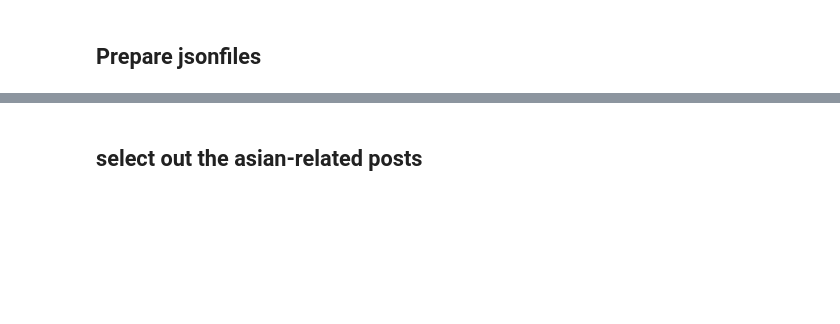
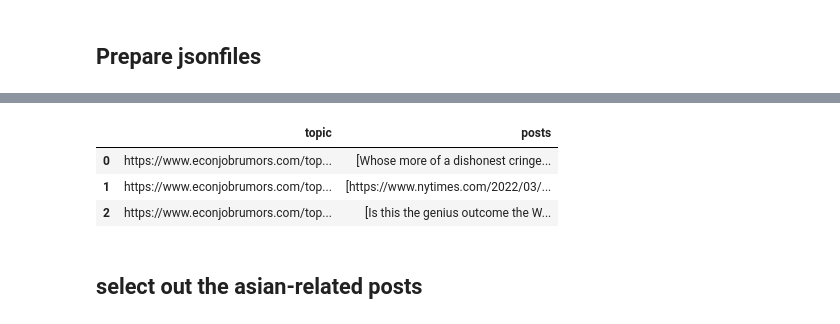
Before and after one commit to y4c6/master_thesis, a Jupyter notebook: EJMR_toMatrix.ipynb, the cells around one changed output, grey strips where cells are left out. Drawn from its saved outputs; the diff is of its cells as text; code cells hidden in the pictures; blank space fills up the shorter version.

```diff
--- a/EJMR_toMatrix.ipynb
+++ b/EJMR_toMatrix.ipynb
@@ -50,6 +59,11 @@ df.head(3)
 # %%
-#unpickled_df = pd.read_pickle("./ejmr_20.pkl")
+unpickled_df = pd.read_pickle("./ejmr_20.pkl")
 unpickled_df.head(3)
+# %% [output]
+|  | topic | posts |
+| 0 | https://www.econjobrumors.com/top... | [Whose more of a dishonest cringe... |
+| 1 | https://www.econjobrumors.com/top... | [https://www.nytimes.com/2022/03/... |
+| 2 | https://www.econjobrumors.com/top... | [Is this the genius outcome the W... |
 # %% [markdown]
 ## select out the asian-related posts
 # %%
```
Also changed, not shown: parts of 10 cells of this notebook.
